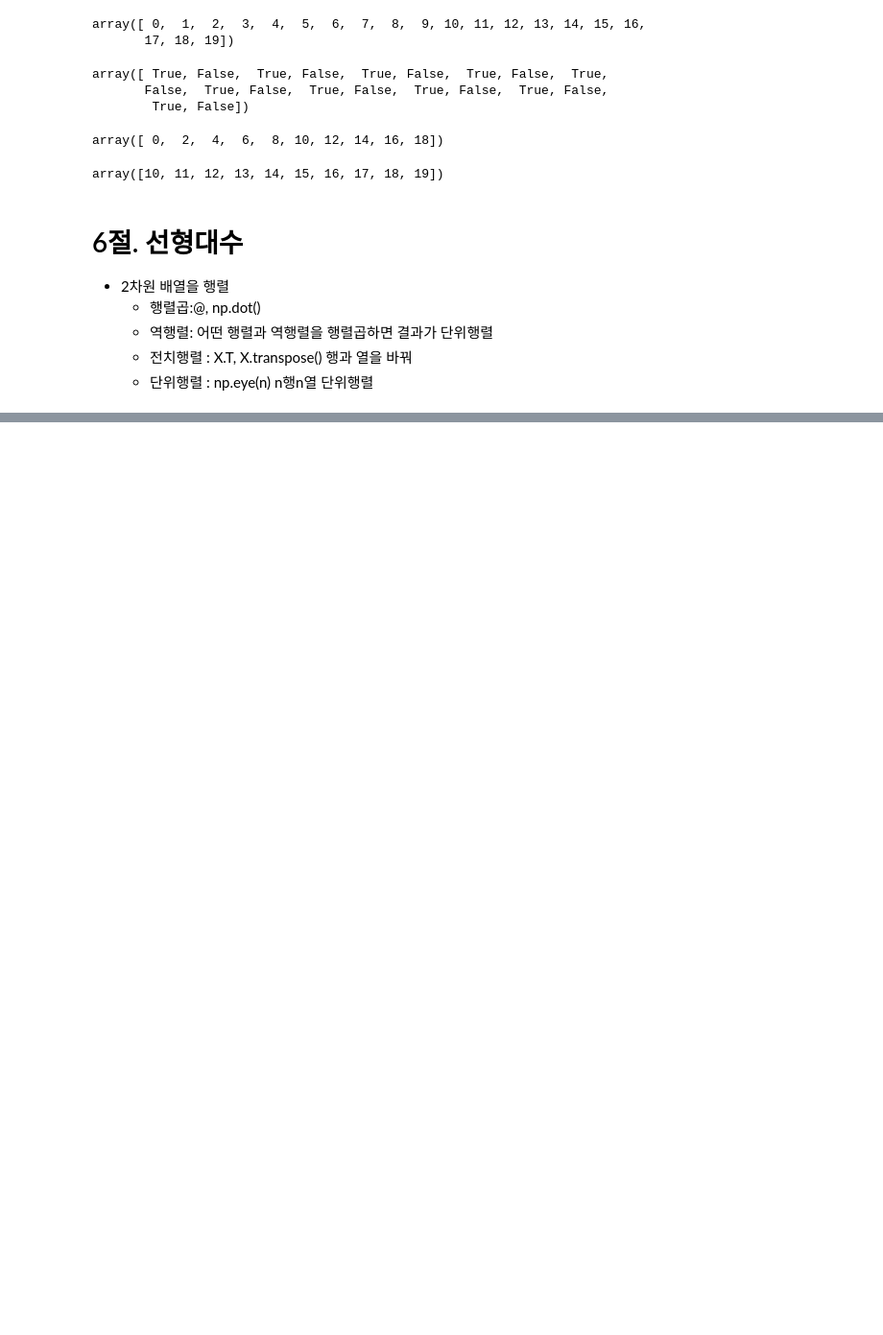
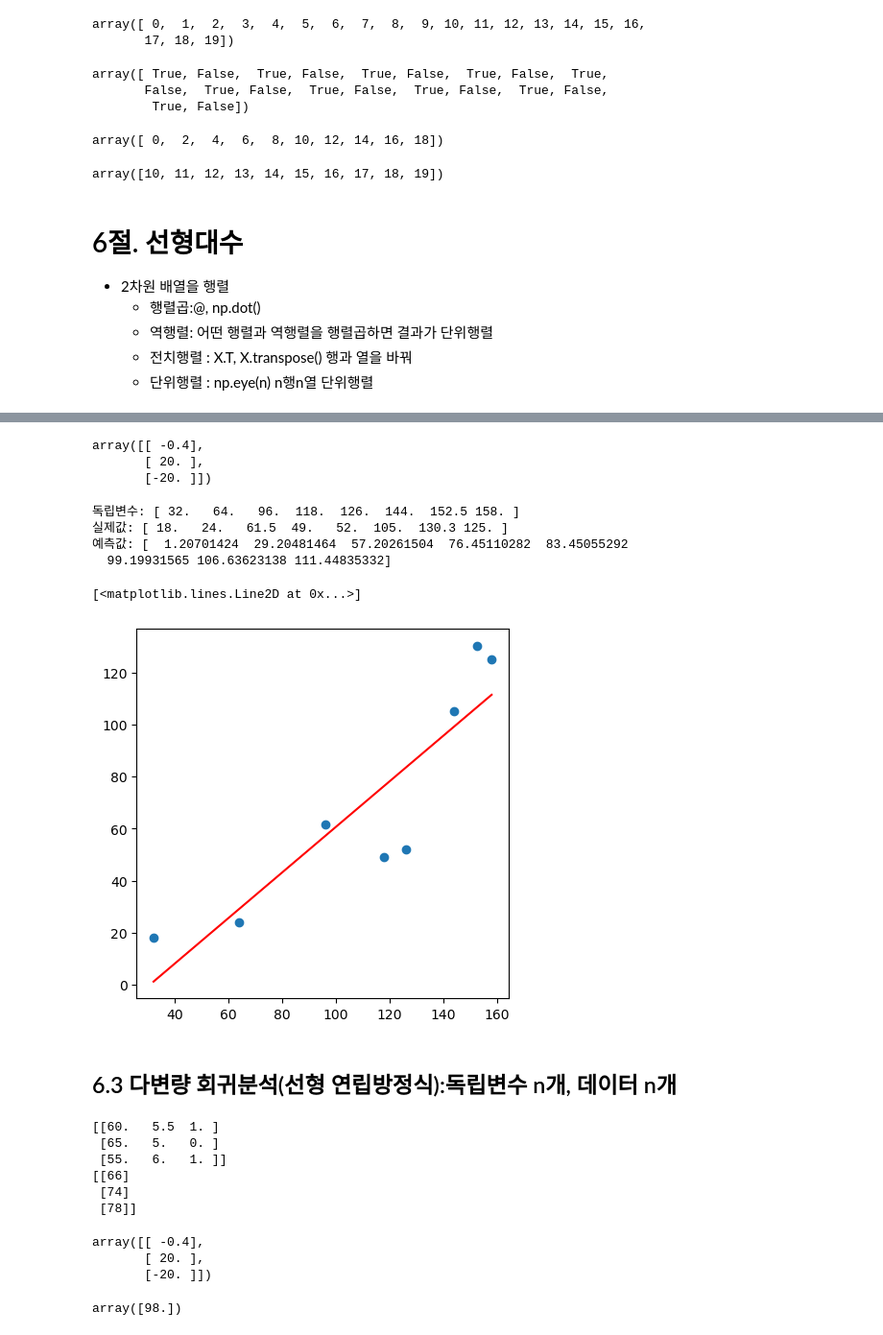
Before and after one commit to wonee-302/ai, a Jupyter notebook: source/01_python/ch_10N차원배열다루기.ipynb, the cells around one changed output, grey strips where cells are left out. Shown at 96% size. Cells and saved outputs as stored; diff of their text form; code cells hidden in the pictures; blank space fills up the shorter version.

```diff
--- a/source/01_python/ch_10N차원배열다루기.ipynb
+++ b/source/01_python/ch_10N차원배열다루기.ipynb
@@ -1790,0 +1924,12 @@ array([10, 11, 12, 13, 14, 15, 16, 17, 18, 19])
+# %%
+x = np.array([32, 64, 96, 118, 126, 144, 152.5, 158]) # 독립변수(입력데이터)
+y = np.array([18, 24, 61.5, 49, 52, 105, 130.3, 125]) # 종속 변수 타겟데이터
+X=np.column_stack((x,np.ones(8)))
+X=np.c_[x,np.ones(len(x))] #★
+X=np.dstack((x,np.ones(len(x)))).reshape(-1,2)
+print(X)
+Y= y[:,np.newaxis]
+Y=y[:,None]
+Y=np.expand_dims(y,axis=1)
+Y=y.reshape(-1,1) #★
+print(Y)
@@ -1790,0 +1960,47 @@ array([10, 11, 12, 13, 14, 15, 16, 17, 18, 19])
+# %%
+wb=np.linalg.inv(X.T@X)@(X.T@Y)
+wb
+# %% [output]
+array([[ -0.4],
+       [ 20. ],
+       [-20. ]])
+# %%
+h = wb[0]* x + wb[1] #도출된 회귀식 (y=w*x+b) 으로 계산된 예측값
+# %%
+print('독립변수:',x)
+print('실제값:',y)
+print('예측값:',h)
+# %% [output]
+독립변수: [ 32.   64.   96.  118.  126.  144.  152.5 158. ]
+실제값: [ 18.   24.   61.5  49.   52.  105.  130.3 125. ]
+예측값: [  1.20701424  29.20481464  57.20261504  76.45110282  83.45055292
+  99.19931565 106.63623138 111.44835332]
+# %%
+import matplotlib.pyplot as plt
+plt.figure(figsize=(5,5))
+#plt.rcParams['figure.figsize']=(5,2)
+plt.scatter(x,y)
+# plt.scatter(x,h, c='r')  점그래프
+plt.plot(x,h,c='r')#선그래프
+# %% [output]
+[<matplotlib.lines.Line2D at 0x...>]
+[figure, added]
+# %% [markdown]
+## 6.3 다변량 회귀분석(선형 연립방정식):독립변수 n개, 데이터 n개
+# %%
+x1=np.array([60,65,55])
+x2=np.array([5.5, 5.0, 6.0])
+x3=np.array([1,0,1])
+y= np.array([66,74,78])
+X= np.column_stack((x1, x2,x3))
+X=np.c_[x1,x2,x3]
+print(X)
+Y = y.reshape(-1,1) # y[:, np.newaxis]
+print(Y)
+# %% [output]
+[[60.   5.5  1. ]
+ [65.   5.   0. ]
+ [55.   6.   1. ]]
+[[66]
+ [74]
+ [78]]
@@ -1790,0 +2011,13 @@ array([10, 11, 12, 13, 14, 15, 16, 17, 18, 19])
+# %%
+W=np.linalg.inv(X) @Y
+W
+# %% [output]
+array([[ -0.4],
+       [ 20. ],
+       [-20. ]])
+# %%
+# 80kg , 6.5ft, No(0)의 수명은 ?
+
+80*W[0]+6.5*W[1]+0*W[2]
+# %% [output]
+array([98.])
```
Also changed, not shown: parts of 42 cells of this notebook, 1 other file.
